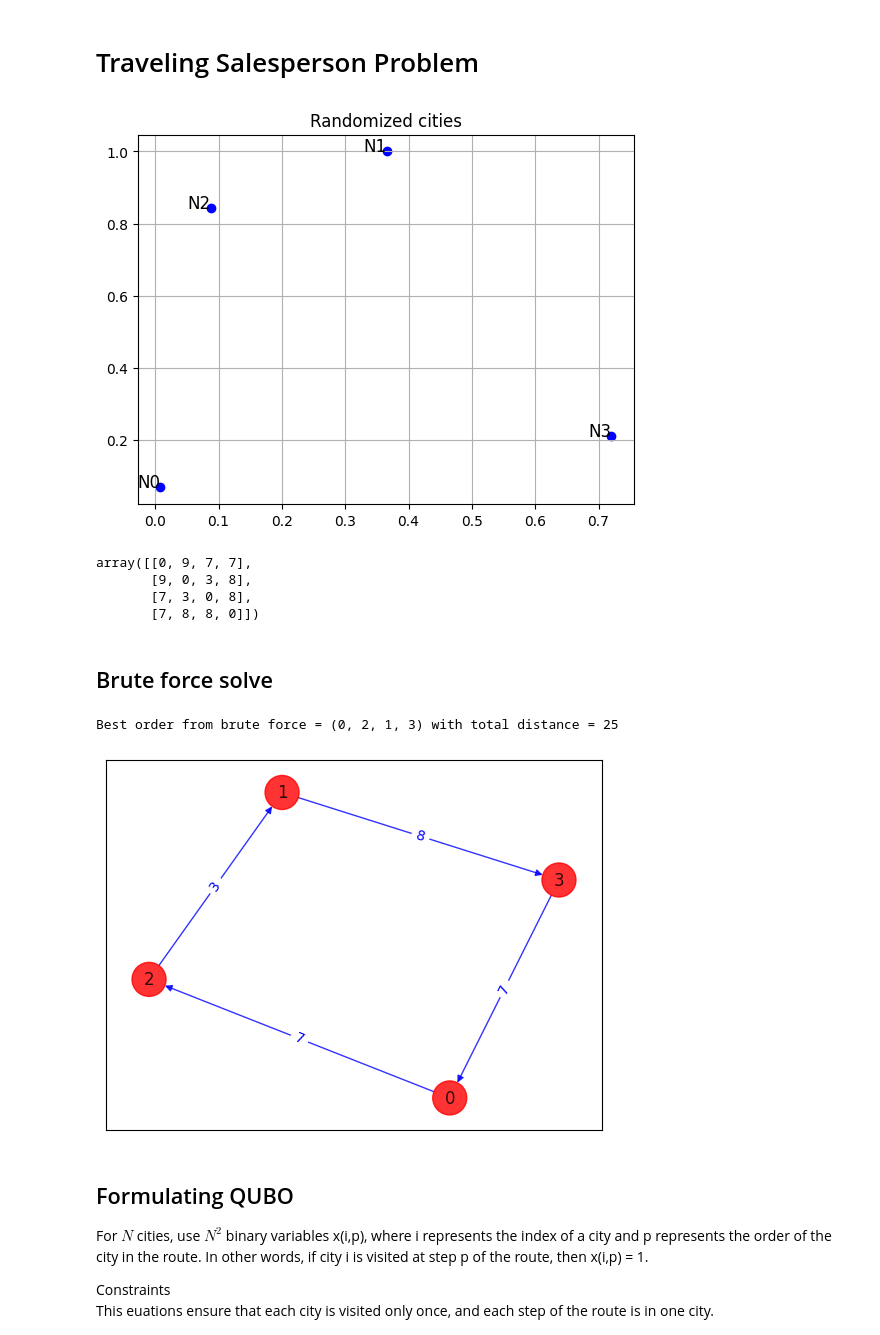
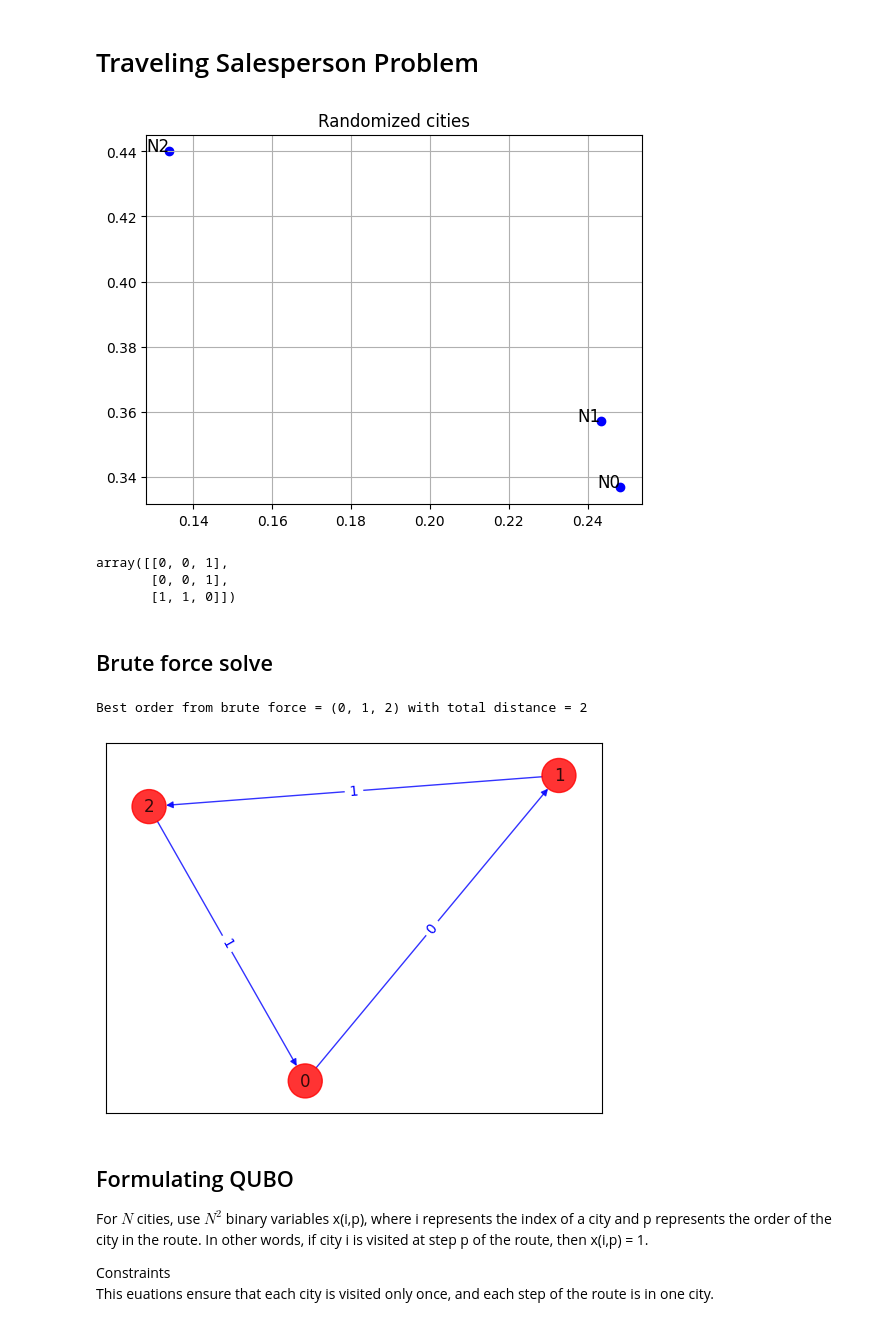
Before and after one commit to Q2TM/qubo_benchmarking, a Jupyter notebook: TSP/formulation.ipynb, the cells around one changed output. Saved outputs shown, nothing was run; the diff lists cells and outputs as text; code cells hidden in the pictures.

```diff
--- a/TSP/formulation.ipynb
+++ b/TSP/formulation.ipynb
@@ -4,14 +4,13 @@
 from utils import TSP
 # %%
 # Create a random TSP problem
-tsp = TSP(4, initial_plot=True)
+tsp = TSP(3, initial_plot=True)
 tsp.distance_matrix
 # %% [output]
-[figure, old version]
+[figure, new version]
-array([[0, 9, 7, 7],
-       [9, 0, 3, 8],
-       [7, 3, 0, 8],
-       [7, 8, 8, 0]])
+array([[0, 0, 1],
+       [0, 0, 1],
+       [1, 1, 0]])
 # %% [markdown]
 ## Brute force solve
 # %%
@@ -25,8 +24,8 @@ print(
     + str(best_distance)
 )
 # %% [output]
-Best order from brute force = (0, 2, 1, 3) with total distance = 25
+Best order from brute force = (0, 1, 2) with total distance = 2
-[figure, old version]
+[figure, new version]
 # %% [markdown]
 ## Formulating QUBO
 
```
Also changed, not shown: parts of 12 cells of this notebook, 2 other files.
